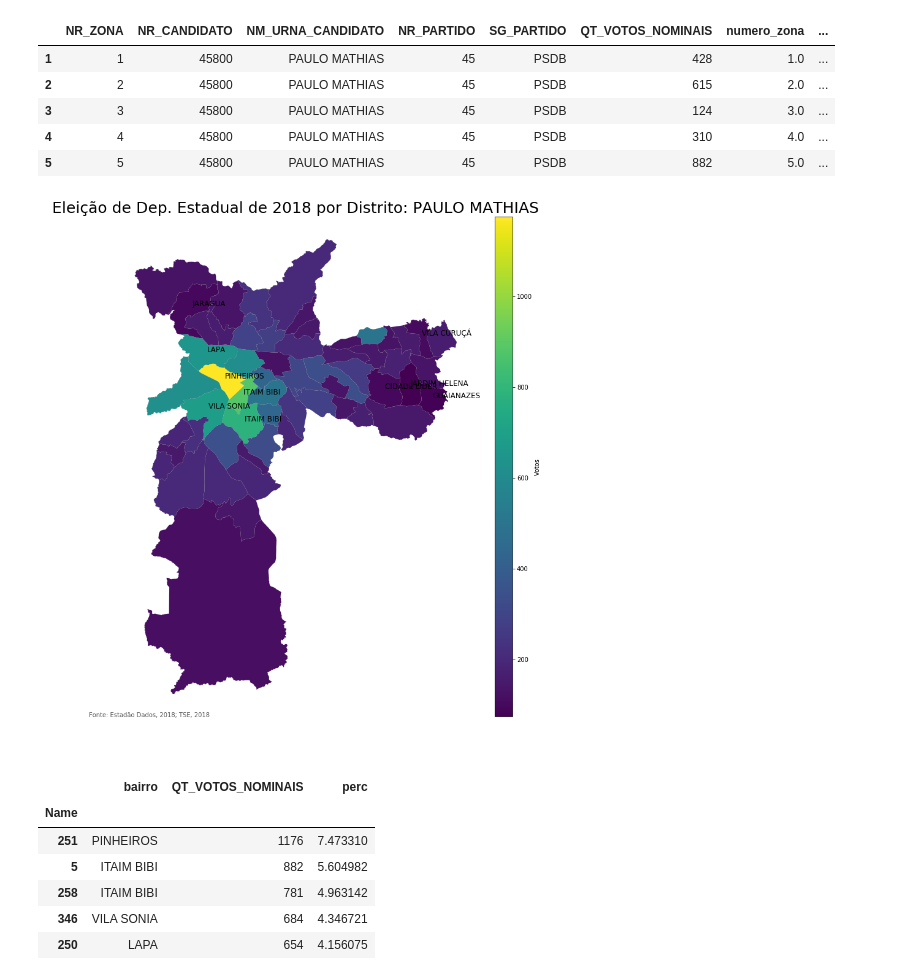
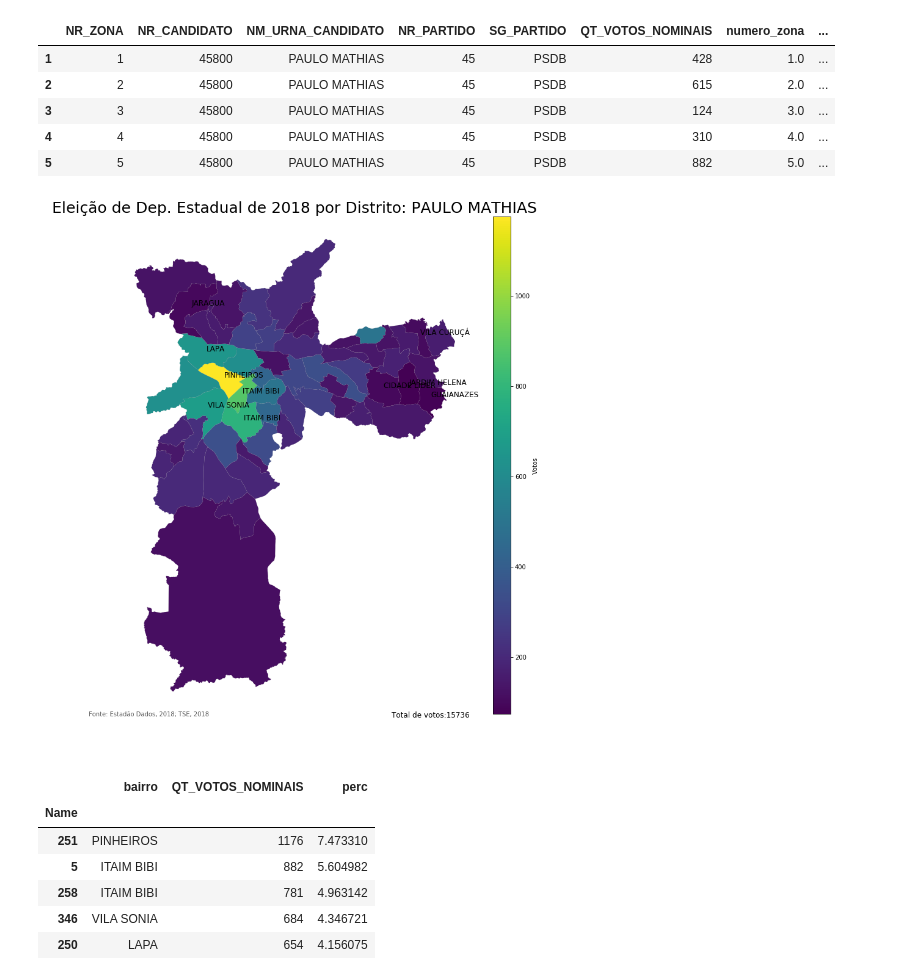
Before and after one commit to gchinellato/Mapa-SP-Eleicao-2018, a Jupyter notebook: Mapa-SP-Eleição-2018-Distrito.ipynb, the cells around one changed output. Drawn from its saved outputs; the diff is of its cells as text; code cells hidden in the pictures.

```diff
--- a/Mapa-SP-Eleição-2018-Distrito.ipynb
+++ b/Mapa-SP-Eleição-2018-Distrito.ipynb
@@ -92,34 +92,38 @@ df_mapa_cand.sort_values('QT_VOTOS_NOMINAIS', ascending=False, inplace=True)
 # %%
 from mpl_toolkits.axes_grid1 import make_axes_locatable
 
 fig, ax = plt.subplots(1, figsize=(15,15))
 
 df_mapa_cand["center"] = df_mapa_cand["geometry"].centroid
 df_points = df_mapa_cand.copy()
 df_points.set_geometry("center", inplace = True)
 
 divider = make_axes_locatable(ax)
 cax = divider.append_axes("right", size="5%", pad=0.5)
 
 ax = df_mapa_cand.plot(column='QT_VOTOS_NOMINAIS', legend=True,
                        legend_kwds={'label': 'Votos', 'orientation': 'vertical'},
                        linewidth=0.1, ax=ax, cax=cax, edgecolor='grey')
 
 for x, y, label in zip(df_points[:5].geometry.x, df_points[:5].geometry.y, df_points[:5]['bairro']):
     ax.annotate(label, xy=(x, y), xytext=(1,1), textcoords="offset points", fontsize=12)
 
 for x, y, label in zip(df_points[-5:].geometry.x, df_points[-5:].geometry.y, df_points[-5:]['bairro']):
     ax.annotate(label, xy=(x, y), xytext=(1,1), textcoords="offset points", fontsize=12)
 
 ax.set_axis_off()
 ax.set_title('Eleição de Dep. Estadual de 2018 por Distrito: ' + df_mapa_cand['NM_URNA_CANDIDATO'][1], fontdict={'fontsize':'25', 'fontweight':'3'})
+
+ax.annotate('Total de votos:' + str(df_mapa_cand['QT_VOTOS_NOMINAIS'].sum()), xy=(0.7,0.08),
+            xycoords='figure fraction', horizontalalignment='left', verticalalignment='top', fontsize=12)
+
 ax.annotate('Fonte: Estadão Dados, 2018; TSE, 2018', xy=(0.1,0.08),
             xycoords='figure fraction', horizontalalignment='left', verticalalignment='top', fontsize=10, color='#555555')
 
 plt.show()
 #fig.savefig('sp-distrito.png')
 # %% [output]
-[figure, old version]
+[figure, new version]
 # %%
 ranking = df_mapa_cand[['bairro','QT_VOTOS_NOMINAIS']].sort_values('QT_VOTOS_NOMINAIS', ascending=False)
 ranking['perc'] = ranking['QT_VOTOS_NOMINAIS'] / ranking['QT_VOTOS_NOMINAIS'].sum() * 100
```
Also changed, not shown: parts of 1 cell of this notebook, 6 other files.
